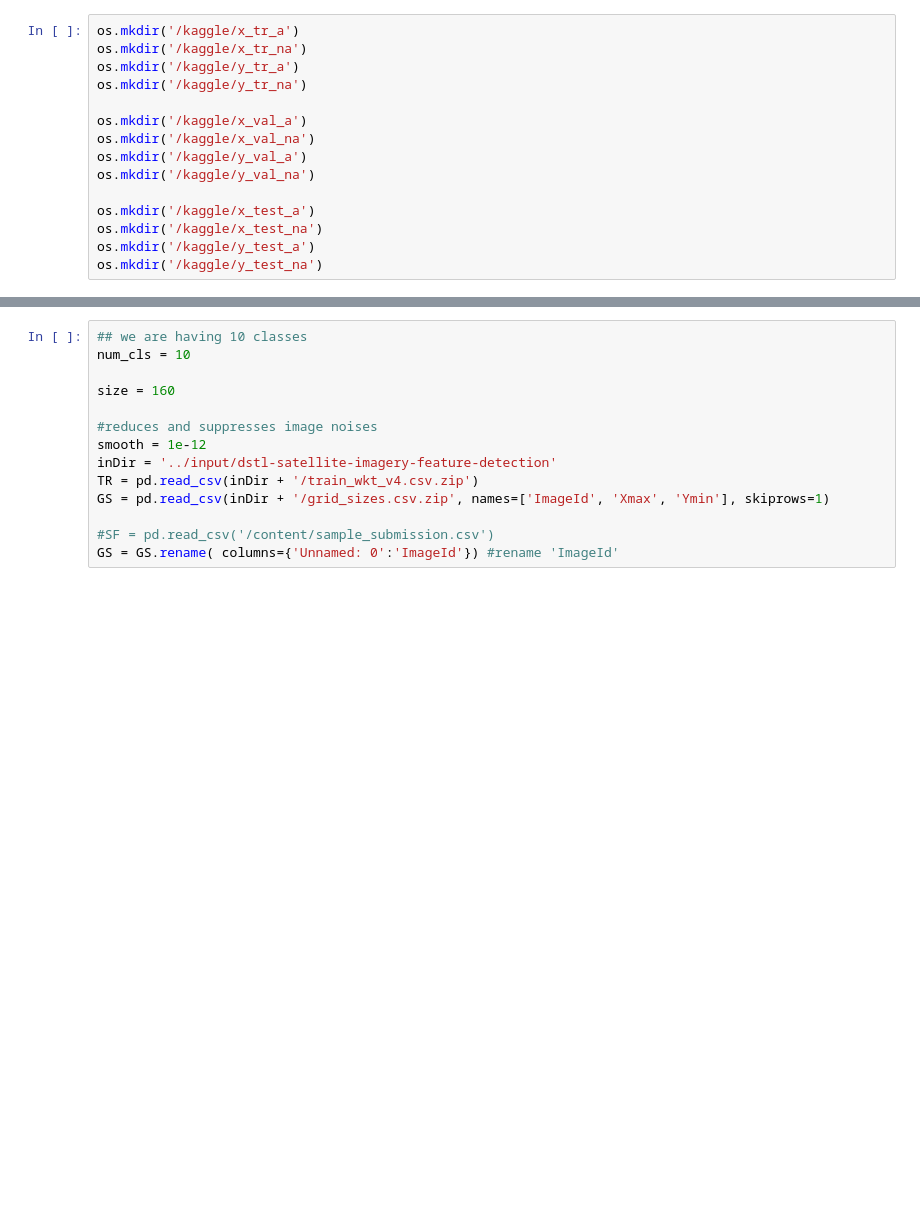
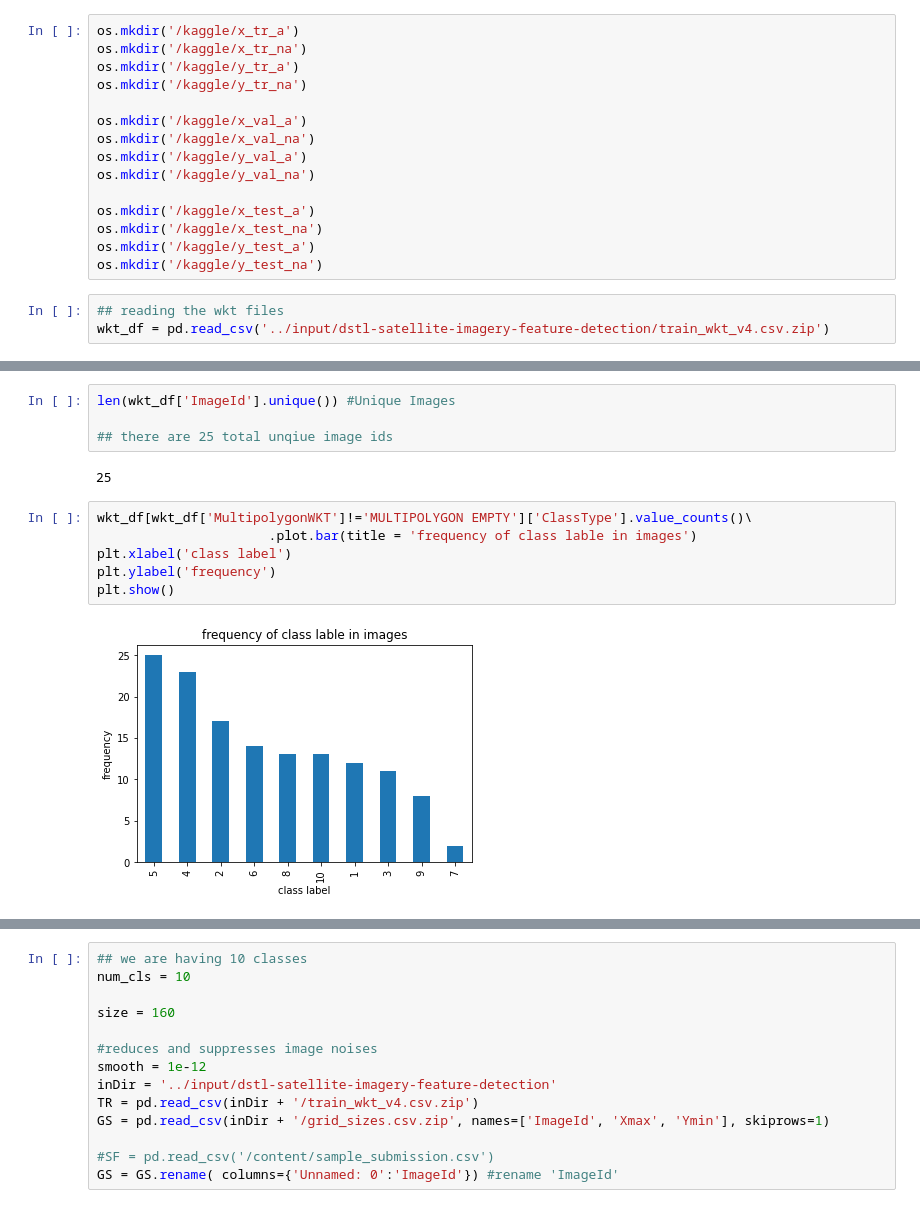
Before and after one commit to swapnil-23/IIRS-PROJECT, a Jupyter notebook: satellite-image-classification.ipynb, the cells around one changed output, grey strips where cells are left out. Drawn from its saved outputs; the diff is of its cells as text; blank space fills up the shorter version.

Commit message:
Kaggle Notebook | Satellite Image Segmentation | Version 4

```diff
--- a/satellite-image-classification.ipynb
+++ b/satellite-image-classification.ipynb
@@ -61,3 +61,6 @@ os.mkdir('/kaggle/x_test_a')
 os.mkdir('/kaggle/x_test_na')
 os.mkdir('/kaggle/y_test_a')
 os.mkdir('/kaggle/y_test_na')
+# %%
+## reading the wkt files
+wkt_df = pd.read_csv('../input/dstl-satellite-imagery-feature-detection/train_wkt_v4.csv.zip')
@@ -63,0 +79,14 @@ os.mkdir('/kaggle/y_test_na')
+# %%
+len(wkt_df['ImageId'].unique()) #Unique Images
+
+## there are 25 total unqiue image ids
+# %% [output]
+25
+# %%
+wkt_df[wkt_df['MultipolygonWKT']!='MULTIPOLYGON EMPTY']['ClassType'].value_counts()\
+                      .plot.bar(title = 'frequency of class lable in images')
+plt.xlabel('class label')
+plt.ylabel('frequency')
+plt.show()
+# %% [output]
+[figure, added]
```
Also changed, not shown: parts of 27 cells of this notebook.
